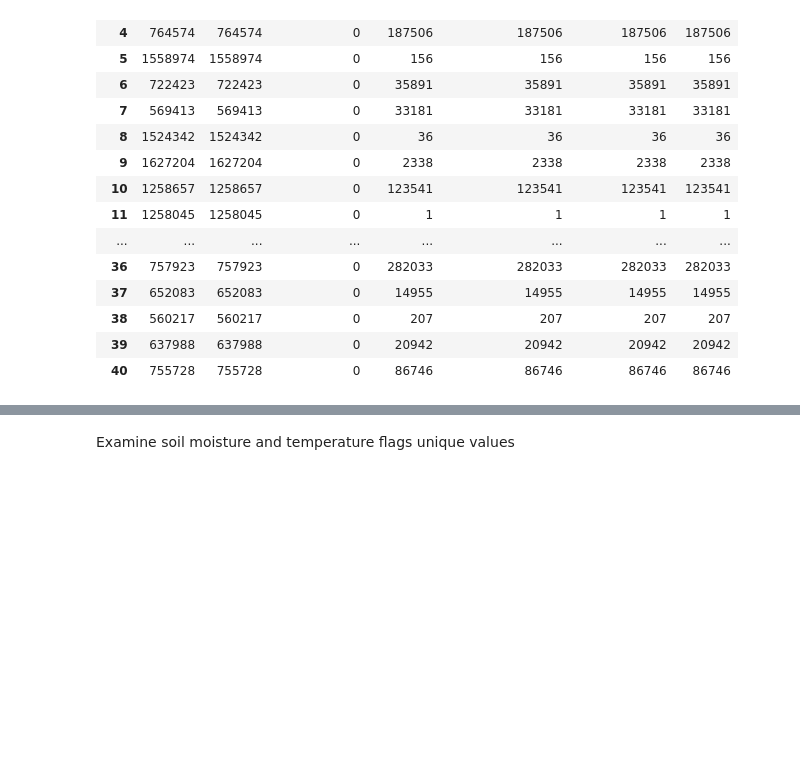
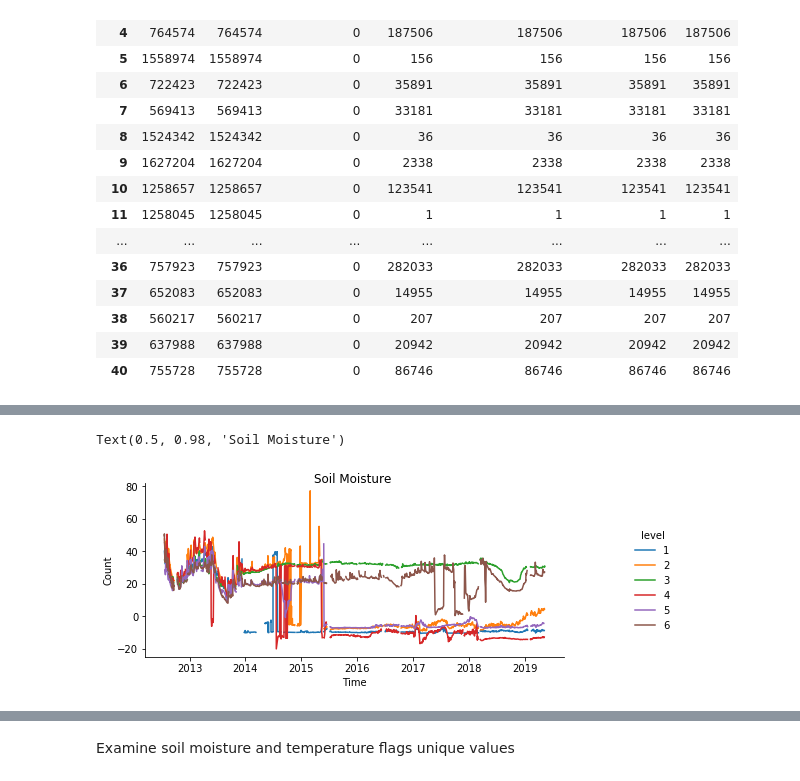
Before and after one commit to HIDA-Datathon/moisturemagic, a Jupyter notebook: 02_eda.ipynb, the cells around one changed output, grey strips where cells are left out. Drawn from its saved outputs; the diff is of its cells as text; code cells hidden in the pictures; blank space fills up the shorter version.

Commit message:
added time-series graph for one box

```diff
--- a/02_eda.ipynb
+++ b/02_eda.ipynb
@@ -265,0 +267,2 @@ The combined information from the two tables above allows to select boxes that h
+# %%
+box = df[df['box'] == 13].sort_values(by=['time', 'level']).sample(n=10000)
@@ -265,0 +291,10 @@ The combined information from the two tables above allows to select boxes that h
+# %%
+g = sns.FacetGrid(box, hue="level")
+g.map_dataframe(sns.lineplot, x="time", y="soilmoisture")
+g.set_axis_labels("Time", "Count")
+g.add_legend()
+g.fig.set_size_inches(9,3)
+g.fig.suptitle('Soil Moisture')
+# %% [output]
+Text(0.5, 0.98, 'Soil Moisture')
+[figure, added]
```
Also changed, not shown: parts of 8 cells of this notebook.
